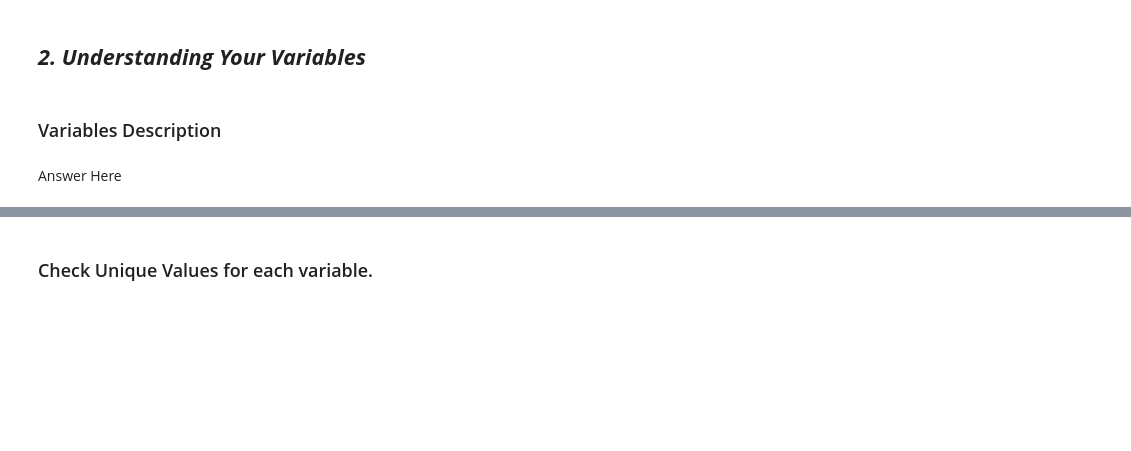
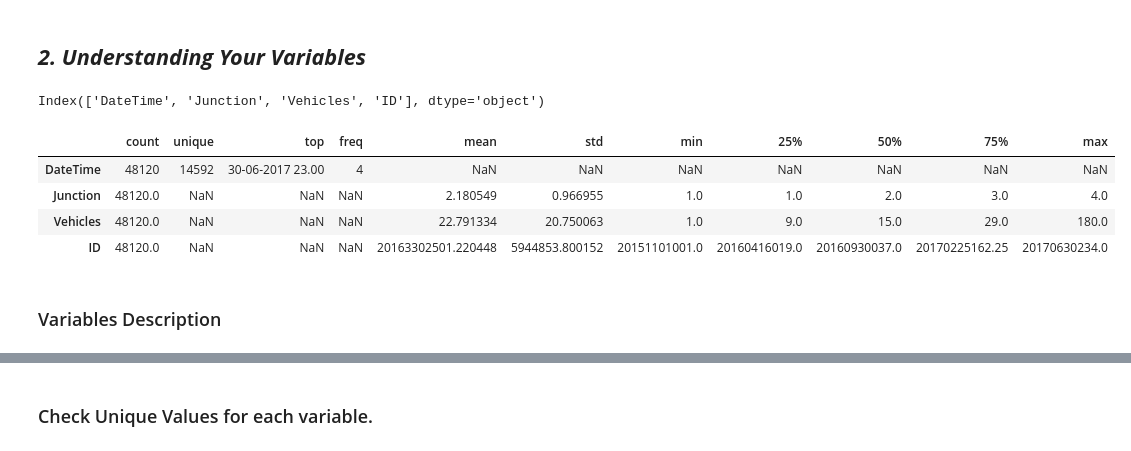
Before and after one commit to Mostaqul143/Upskill-Campas, a Jupyter notebook: Traffic Prediction.ipynb, the cells around one changed output, grey strips where cells are left out. Drawn from its saved outputs; the diff is of its cells as text; code cells hidden in the pictures; blank space fills up the shorter version.

```diff
--- a/Traffic Prediction.ipynb
+++ b/Traffic Prediction.ipynb
@@ -192,9 +192,19 @@ plt.show()
 ## ***2. Understanding Your Variables***
 # %%
 # Dataset Columns
+
+train_df.columns
+# %% [output]
+Index(['DateTime', 'Junction', 'Vehicles', 'ID'], dtype='object')
 # %%
 # Dataset Describe
+
+train_df.describe(include='all').transpose()
+# %% [output]
+|  | count | unique | top | freq | mean | std | min | 25% | 50% | 75% | max |
+| DateTime | 48120 | 14592 | 30-06-2017 23.00 | 4 | NaN | NaN | NaN | NaN | NaN | NaN | NaN |
+| Junction | 48120.0 | NaN | NaN | NaN | 2.180549 | 0.966955 | 1.0 | 1.0 | 2.0 | 3.0 | 4.0 |
+| Vehicles | 48120.0 | NaN | NaN | NaN | 22.791334 | 20.750063 | 1.0 | 9.0 | 15.0 | 29.0 | 180.0 |
+| ID | 48120.0 | NaN | NaN | NaN | 20163302501.220448 | 5944853.800152 | 20151101001.0 | 20160416019.0 | 20160930037.0 | 20170225162.25 | 20170630234.0 |
 # %% [markdown]
 ### Variables Description
-# %% [markdown]
-Answer Here
```
Also changed, not shown: parts of 2 cells of this notebook.
